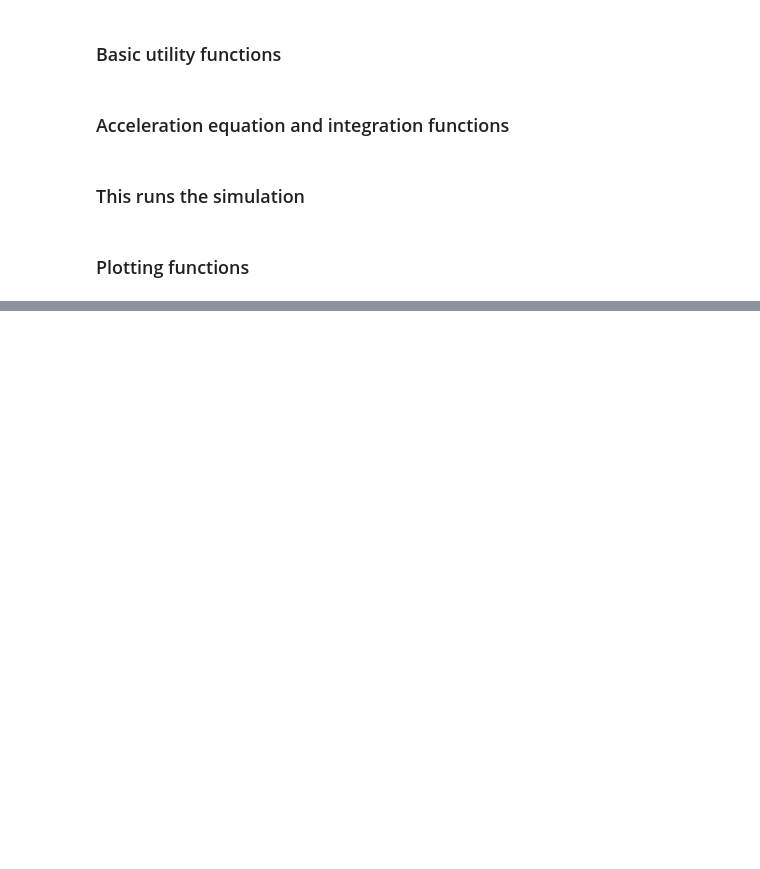
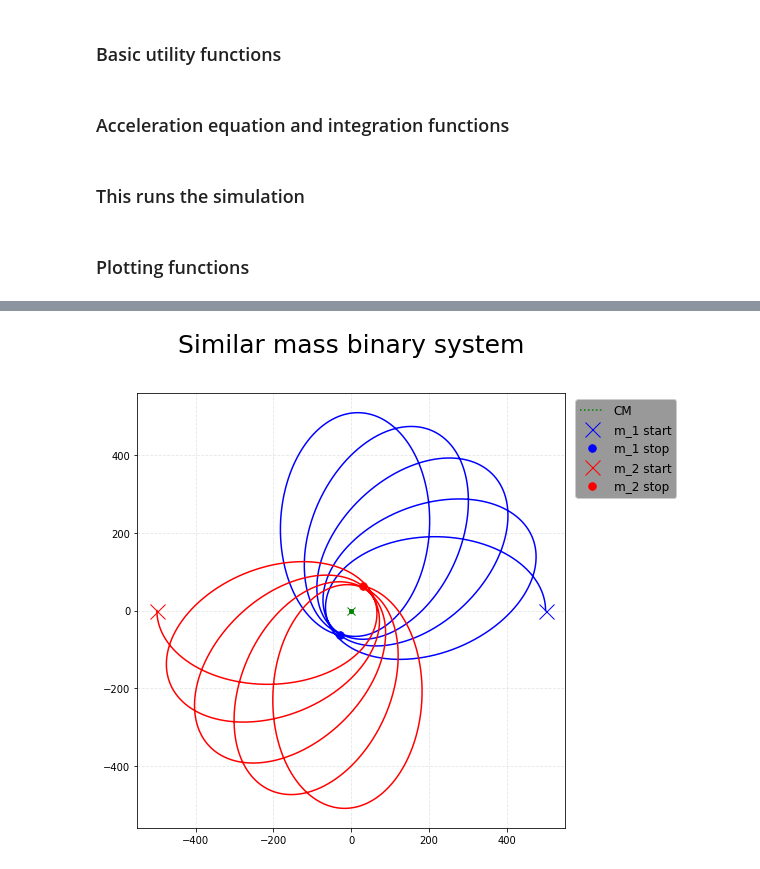
Before and after one commit to carlivas/Binary-Black-Hole-Orbitals, a Jupyter notebook: 05 POST MINKOWSKIAN EXPANSION/PM_functions_19.5.22.ipynb, the cells around one changed output, grey strips where cells are left out. Saved outputs shown, nothing was run; the diff lists cells and outputs as text; code cells hidden in the pictures; blank space fills up the shorter version.

```diff
--- a/05 POST MINKOWSKIAN EXPANSION/PM_functions_19.5.22.ipynb
+++ b/05 POST MINKOWSKIAN EXPANSION/PM_functions_19.5.22.ipynb
@@ -269,0 +371,7 @@ We're not completely sure about the actual units yet...
+# %%
+# lim = 500
+# orbPlotter(positions, DL = True, xlim=(-lim,lim), ylim=(-lim,lim))
+
+orbPlotter(positions, DL = True, CM = False, filename='Similar mass binary system')
+# %% [output]
+[figure, added]
```
Also changed, not shown: parts of 19 cells of this notebook.
